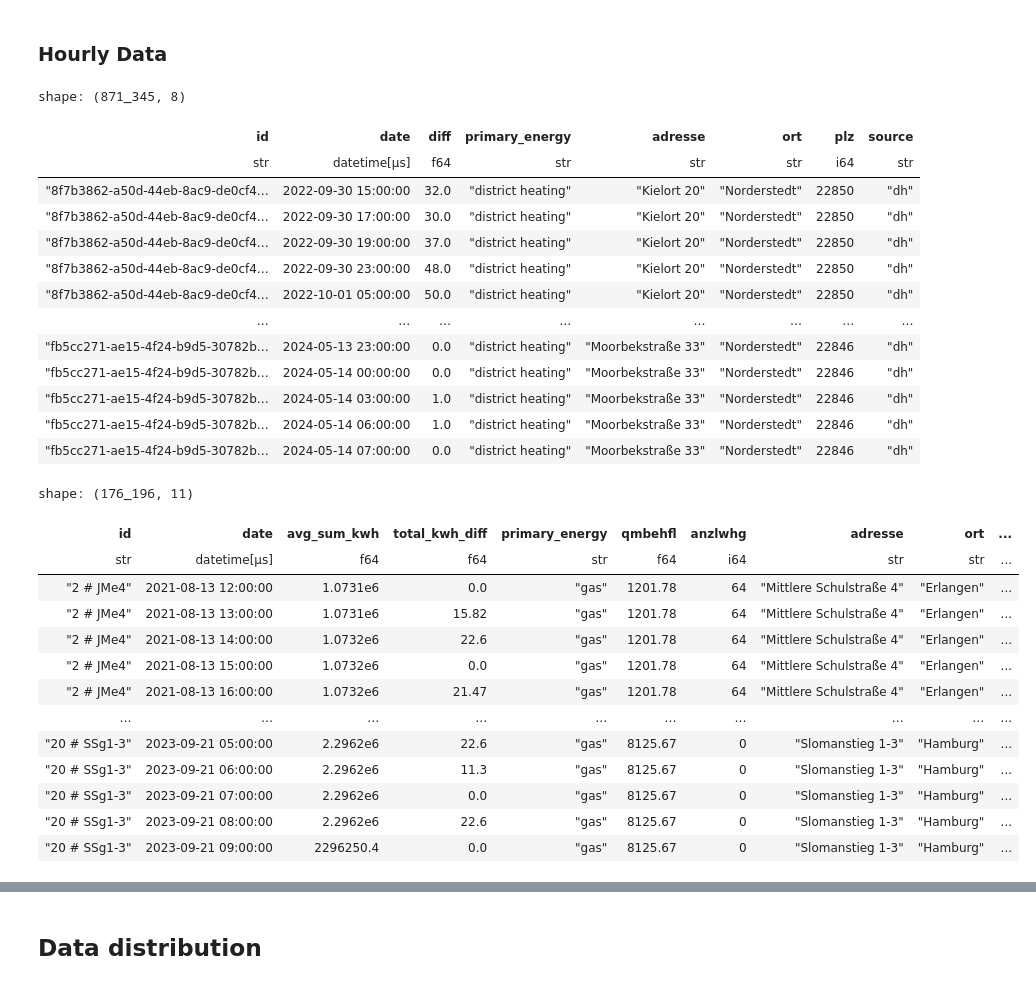
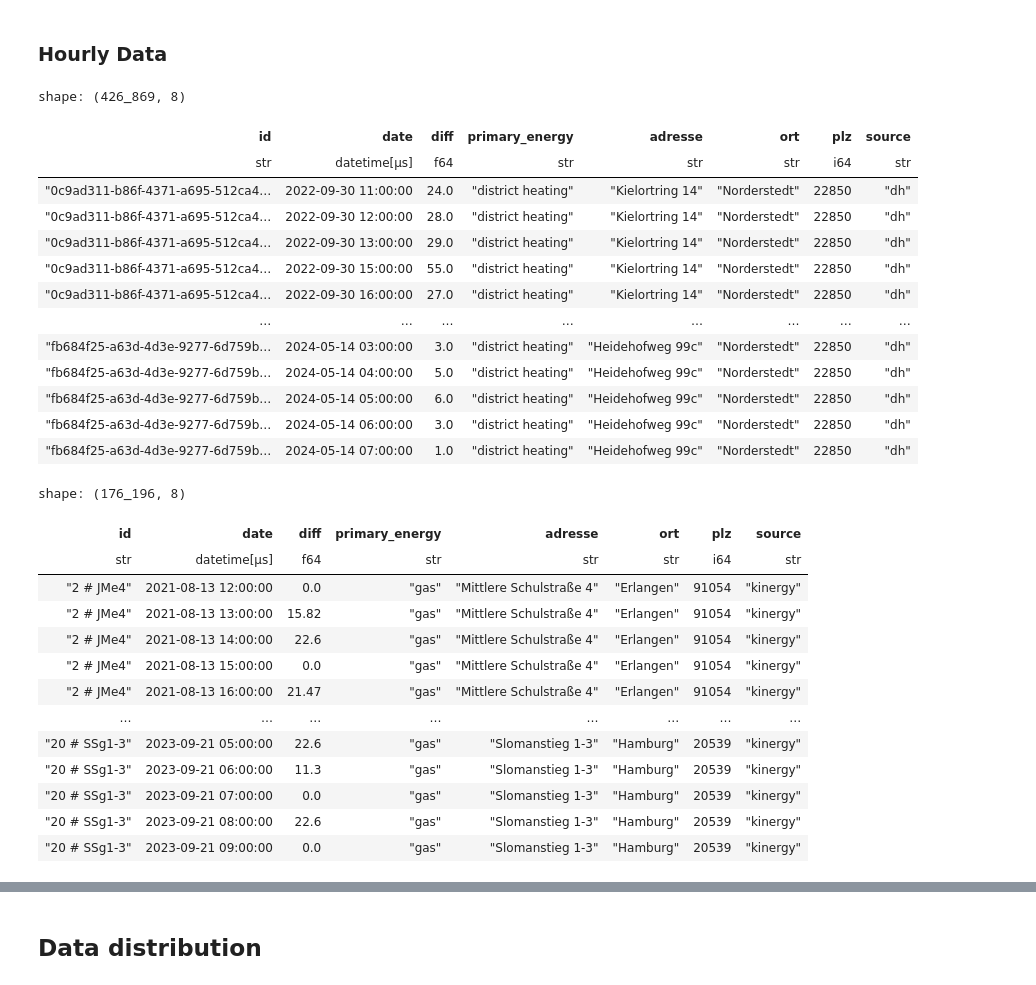
Before and after one commit to marja-w/energy-forecast-benchmark, a Jupyter notebook: notebooks/1.0-mw-data-exploration-dh-kinergy.ipynb, the cells around one changed output, grey strips where cells are left out. Drawn from its saved outputs; the diff is of its cells as text; code cells hidden in the pictures.

```diff
--- a/notebooks/1.0-mw-data-exploration-dh-kinergy.ipynb
+++ b/notebooks/1.0-mw-data-exploration-dh-kinergy.ipynb
@@ -179,50 +185,55 @@ shape: (3, 3)
 ### Hourly Data
 # %%
 df_dh_hourly = pl.read_csv(dh_hourly)
-df_dh_hourly = df_dh_hourly.with_columns((pl.col("date").str.to_date().dt.combine(pl.time(pl.col("hour")))),
+df_dh_hourly = df_dh_hourly.with_columns((pl.col("time").str.to_datetime()).dt.replace_time_zone(time_zone=None).alias("date"),
                                          pl.lit("dh").alias("source"),
+                                         pl.lit("district heating").alias("primary_energy"),
                                          pl.concat_str([pl.col("eco_u_id"), pl.col("data_provider_id")]).alias("id")
-                                         ).select(col_list)
+                                         ).join(df_dh_meta, on=["eco_u_id", 'data_provider_id'],
+                                                how="left").with_columns(
+    pl.col("value").diff().over(pl.col("id")).alias("diff")).drop_nulls(subset=["diff"]).rename({"address": "adresse",
+                                                                                                 "city": "ort",
+                                                                                                 "postal_code": "plz"}).select(
+    col_list)
 df_dh_hourly
 # %% [output]
-shape: (871_345, 8)
+shape: (426_869, 8)
 | id | date | diff | primary_energy | adresse | ort | plz | source |
 | str | datetime[μs] | f64 | str | str | str | i64 | str |
-| "8f7b3862-a50d-44eb-8ac9-de0cf4… | 2022-09-30 15:00:00 | 32.0 | "district heating" | "Kielort 20" | "Norderstedt" | 22850 | "dh" |
-| "8f7b3862-a50d-44eb-8ac9-de0cf4… | 2022-09-30 17:00:00 | 30.0 | "district heating" | "Kielort 20" | "Norderstedt" | 22850 | "dh" |
-| "8f7b3862-a50d-44eb-8ac9-de0cf4… | 2022-09-30 19:00:00 | 37.0 | "district heating" | "Kielort 20" | "Norderstedt" | 22850 | "dh" |
-| "8f7b3862-a50d-44eb-8ac9-de0cf4… | 2022-09-30 23:00:00 | 48.0 | "district heating" | "Kielort 20" | "Norderstedt" | 22850 | "dh" |
-| "8f7b3862-a50d-44eb-8ac9-de0cf4… | 2022-10-01 05:00:00 | 50.0 | "district heating" | "Kielort 20" | "Norderstedt" | 22850 | "dh" |
+| "0c9ad311-b86f-4371-a695-512ca4… | 2022-09-30 11:00:00 | 24.0 | "district heating" | "Kielortring 14" | "Norderstedt" | 22850 | "dh" |
+| "0c9ad311-b86f-4371-a695-512ca4… | 2022-09-30 12:00:00 | 28.0 | "district heating" | "Kielortring 14" | "Norderstedt" | 22850 | "dh" |
+| "0c9ad311-b86f-4371-a695-512ca4… | 2022-09-30 13:00:00 | 29.0 | "district heating" | "Kielortring 14" | "Norderstedt" | 22850 | "dh" |
+| "0c9ad311-b86f-4371-a695-512ca4… | 2022-09-30 15:00:00 | 55.0 | "district heating" | "Kielortring 14" | "Norderstedt" | 22850 | "dh" |
+| "0c9ad311-b86f-4371-a695-512ca4… | 2022-09-30 16:00:00 | 27.0 | "district heating" | "Kielortring 14" | "Norderstedt" | 22850 | "dh" |
 | … | … | … | … | … | … | … | … |
-| "fb5cc271-ae15-4f24-b9d5-30782b… | 2024-05-13 23:00:00 | 0.0 | "district heating" | "Moorbekstraße 33" | "Norderstedt" | 22846 | "dh" |
-| "fb5cc271-ae15-4f24-b9d5-30782b… | 2024-05-14 00:00:00 | 0.0 | "district heating" | "Moorbekstraße 33" | "Norderstedt" | 22846 | "dh" |
-| "fb5cc271-ae15-4f24-b9d5-30782b… | 2024-05-14 03:00:00 | 1.0 | "district heating" | "Moorbekstraße 33" | "Norderstedt" | 22846 | "dh" |
-| "fb5cc271-ae15-4f24-b9d5-30782b… | 2024-05-14 06:00:00 | 1.0 | "district heating" | "Moorbekstraße 33" | "Norderstedt" | 22846 | "dh" |
-| "fb5cc271-ae15-4f24-b9d5-30782b… | 2024-05-14 07:00:00 | 0.0 | "district heating" | "Moorbekstraße 33" | "Norderstedt" | 22846 | "dh" |
+| "fb684f25-a63d-4d3e-9277-6d759b… | 2024-05-14 03:00:00 | 3.0 | "district heating" | "Heidehofweg 99c" | "Norderstedt" | 22850 | "dh" |
+| "fb684f25-a63d-4d3e-9277-6d759b… | 2024-05-14 04:00:00 | 5.0 | "district heating" | "Heidehofweg 99c" | "Norderstedt" | 22850 | "dh" |
+| "fb684f25-a63d-4d3e-9277-6d759b… | 2024-05-14 05:00:00 | 6.0 | "district heating" | "Heidehofweg 99c" | "Norderstedt" | 22850 | "dh" |
+| "fb684f25-a63d-4d3e-9277-6d759b… | 2024-05-14 06:00:00 | 3.0 | "district heating" | "Heidehofweg 99c" | "Norderstedt" | 22850 | "dh" |
+| "fb684f25-a63d-4d3e-9277-6d759b… | 2024-05-14 07:00:00 | 1.0 | "district heating" | "Heidehofweg 99c" | "Norderstedt" | 22850 | "dh" |
 # %%
 df_kinergy_hourly = pl.read_csv(kinergy_hourly)
 df_kinergy_hourly = df_kinergy_hourly.with_columns(pl.col("date").str.to_date().dt.combine(pl.time(pl.col("hour"))),
                                                    pl.lit("kinergy").alias("source")
-                                                   ).rename({"hash": "id"}
+                                                   ).rename({"hash": "id", "avg_sum_kwh": "value", "total_kwh_diff": "diff"}
                                                             ).select(
-    ["id", "date", "avg_sum_kwh", "total_kwh_diff", "primary_energy", "qmbehfl", "anzlwhg", "adresse", "ort",
-     "plz", "source"])
+   col_list)
 df_kinergy_hourly
 # %% [output]
-shape: (176_196, 11)
+shape: (176_196, 8)
-| id | date | avg_sum_kwh | total_kwh_diff | primary_energy | qmbehfl | anzlwhg | adresse | ort | ... |
-| str | datetime[μs] | f64 | f64 | str | f64 | i64 | str | str | ... |
-| "2 # JMe4" | 2021-08-13 12:00:00 | 1.0731e6 | 0.0 | "gas" | 1201.78 | 64 | "Mittlere Schulstraße 4" | "Erlangen" | ... |
-| "2 # JMe4" | 2021-08-13 13:00:00 | 1.0731e6 | 15.82 | "gas" | 1201.78 | 64 | "Mittlere Schulstraße 4" | "Erlangen" | ... |
-| "2 # JMe4" | 2021-08-13 14:00:00 | 1.0732e6 | 22.6 | "gas" | 1201.78 | 64 | "Mittlere Schulstraße 4" | "Erlangen" | ... |
-| "2 # JMe4" | 2021-08-13 15:00:00 | 1.0732e6 | 0.0 | "gas" | 1201.78 | 64 | "Mittlere Schulstraße 4" | "Erlangen" | ... |
-| "2 # JMe4" | 2021-08-13 16:00:00 | 1.0732e6 | 21.47 | "gas" | 1201.78 | 64 | "Mittlere Schulstraße 4" | "Erlangen" | ... |
-| … | … | … | … | … | … | … | … | … | ... |
-| "20 # SSg1-3" | 2023-09-21 05:00:00 | 2.2962e6 | 22.6 | "gas" | 8125.67 | 0 | "Slomanstieg 1-3" | "Hamburg" | ... |
-| "20 # SSg1-3" | 2023-09-21 06:00:00 | 2.2962e6 | 11.3 | "gas" | 8125.67 | 0 | "Slomanstieg 1-3" | "Hamburg" | ... |
-| "20 # SSg1-3" | 2023-09-21 07:00:00 | 2.2962e6 | 0.0 | "gas" | 8125.67 | 0 | "Slomanstieg 1-3" | "Hamburg" | ... |
-| "20 # SSg1-3" | 2023-09-21 08:00:00 | 2.2962e6 | 22.6 | "gas" | 8125.67 | 0 | "Slomanstieg 1-3" | "Hamburg" | ... |
-| "20 # SSg1-3" | 2023-09-21 09:00:00 | 2296250.4 | 0.0 | "gas" | 8125.67 | 0 | "Slomanstieg 1-3" | "Hamburg" | ... |
+| id | date | diff | primary_energy | adresse | ort | plz | source |
+| str | datetime[μs] | f64 | str | str | str | i64 | str |
+| "2 # JMe4" | 2021-08-13 12:00:00 | 0.0 | "gas" | "Mittlere Schulstraße 4" | "Erlangen" | 91054 | "kinergy" |
+| "2 # JMe4" | 2021-08-13 13:00:00 | 15.82 | "gas" | "Mittlere Schulstraße 4" | "Erlangen" | 91054 | "kinergy" |
+| "2 # JMe4" | 2021-08-13 14:00:00 | 22.6 | "gas" | "Mittlere Schulstraße 4" | "Erlangen" | 91054 | "kinergy" |
+| "2 # JMe4" | 2021-08-13 15:00:00 | 0.0 | "gas" | "Mittlere Schulstraße 4" | "Erlangen" | 91054 | "kinergy" |
+| "2 # JMe4" | 2021-08-13 16:00:00 | 21.47 | "gas" | "Mittlere Schulstraße 4" | "Erlangen" | 91054 | "kinergy" |
+| … | … | … | … | … | … | … | … |
+| "20 # SSg1-3" | 2023-09-21 05:00:00 | 22.6 | "gas" | "Slomanstieg 1-3" | "Hamburg" | 20539 | "kinergy" |
+| "20 # SSg1-3" | 2023-09-21 06:00:00 | 11.3 | "gas" | "Slomanstieg 1-3" | "Hamburg" | 20539 | "kinergy" |
+| "20 # SSg1-3" | 2023-09-21 07:00:00 | 0.0 | "gas" | "Slomanstieg 1-3" | "Hamburg" | 20539 | "kinergy" |
+| "20 # SSg1-3" | 2023-09-21 08:00:00 | 22.6 | "gas" | "Slomanstieg 1-3" | "Hamburg" | 20539 | "kinergy" |
+| "20 # SSg1-3" | 2023-09-21 09:00:00 | 0.0 | "gas" | "Slomanstieg 1-3" | "Hamburg" | 20539 | "kinergy" |
 # %%
 df_hourly = pl.concat([df_dh_hourly, df_kinergy_hourly], how="diagonal")
 df_hourly.sort(by=["id", "date"])
```
Also changed, not shown: parts of 37 cells of this notebook, 5 other files.
